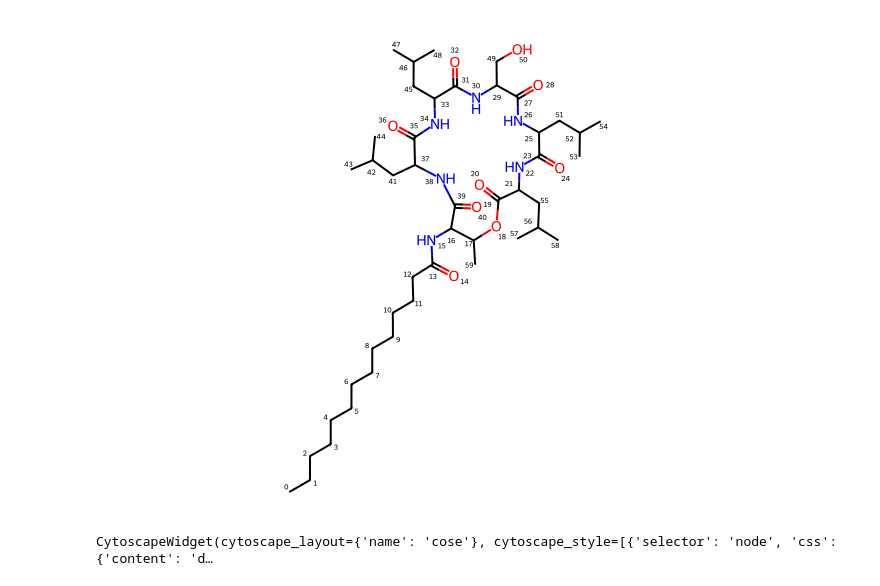
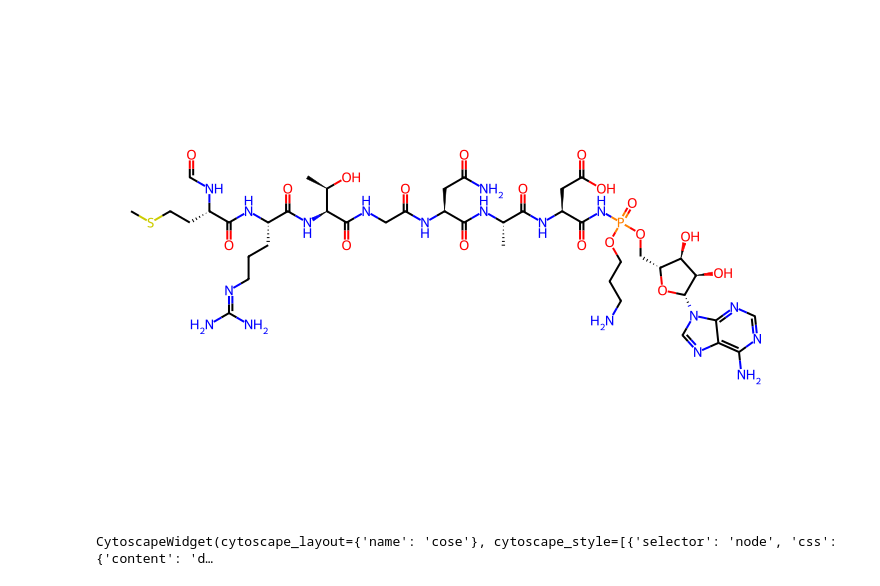
Before and after one commit to mattialpg/geass, a Jupyter notebook: Tutorial_Chimeras.ipynb, the cells around one changed output. Cells and saved outputs as stored; diff of their text form; code cells hidden in the pictures.

```diff
--- a/Tutorial_Chimeras.ipynb
+++ b/Tutorial_Chimeras.ipynb
@@ -44,13 +33,13 @@ PandasTools.AddMoleculeColumnToFrame(database3, 'ISOSMILES')
 df_lipidmaps = pd.read_pickle('data/Database_lipidmaps.pkl')
 # %%
 from new_geass import Geass
-query_mol = database3.at[27, 'ROMol']
+query_mol = database3.at[31, 'ROMol']
 display(reset_view(query_mol))
 geass = Geass(query_mol)
 final_prods = geass.get_fragments()
 
 final_Prod = reduce(Chem.CombineMols, final_prods)
 geass.show_connections_graph()
 # %% [output]
-[figure, old version]
+[figure, new version]
 CytoscapeWidget(cytoscape_layout={'name': 'cose'}, cytoscape_style=[{'selector': 'node', 'css': {'content': 'd…
```
Also changed, not shown: parts of 5 cells of this notebook, 2 other files.
